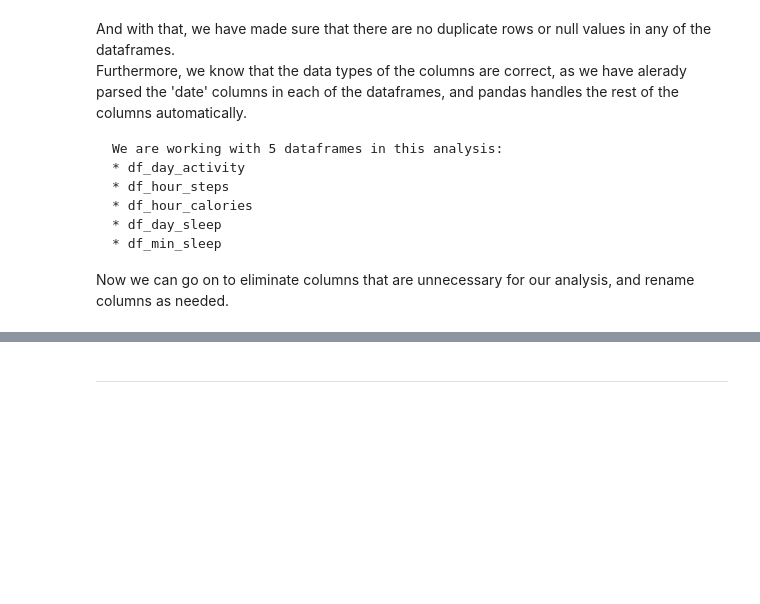
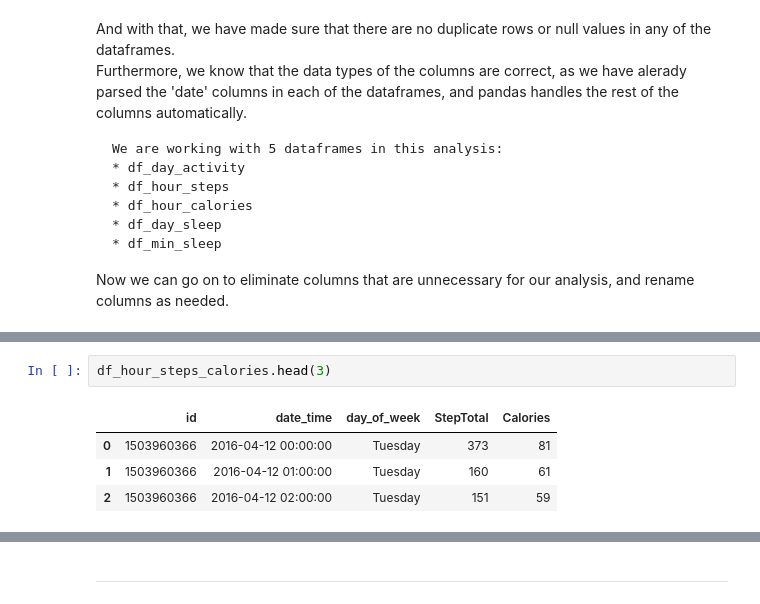
Before and after one commit to fahm1/portfolio, a Jupyter notebook: _sources/bellabeat_case_study/bellabeat_analysis.ipynb, the cells around one changed output, grey strips where cells are left out. Saved outputs shown, nothing was run; the diff lists cells and outputs as text; blank space fills up the shorter version.

```diff
--- a/_sources/bellabeat_case_study/bellabeat_analysis.ipynb
+++ b/_sources/bellabeat_case_study/bellabeat_analysis.ipynb
@@ -455,0 +539,7 @@ text
+# %%
+df_hour_steps_calories.head(3)
+# %% [output]
+|  | id | date_time | day_of_week | StepTotal | Calories |
+| 0 | 1503960366 | 2016-04-12 00:00:00 | Tuesday | 373 | 81 |
+| 1 | 1503960366 | 2016-04-12 01:00:00 | Tuesday | 160 | 61 |
+| 2 | 1503960366 | 2016-04-12 02:00:00 | Tuesday | 151 | 59 |
```
Also changed, not shown: parts of 68 cells of this notebook, 9 other files.
